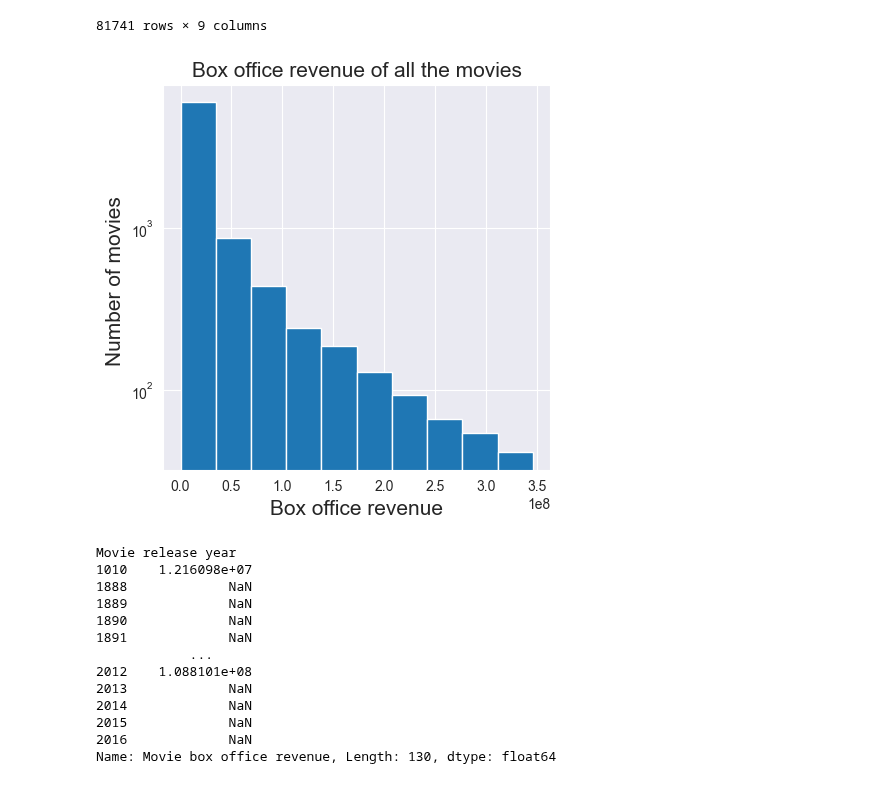
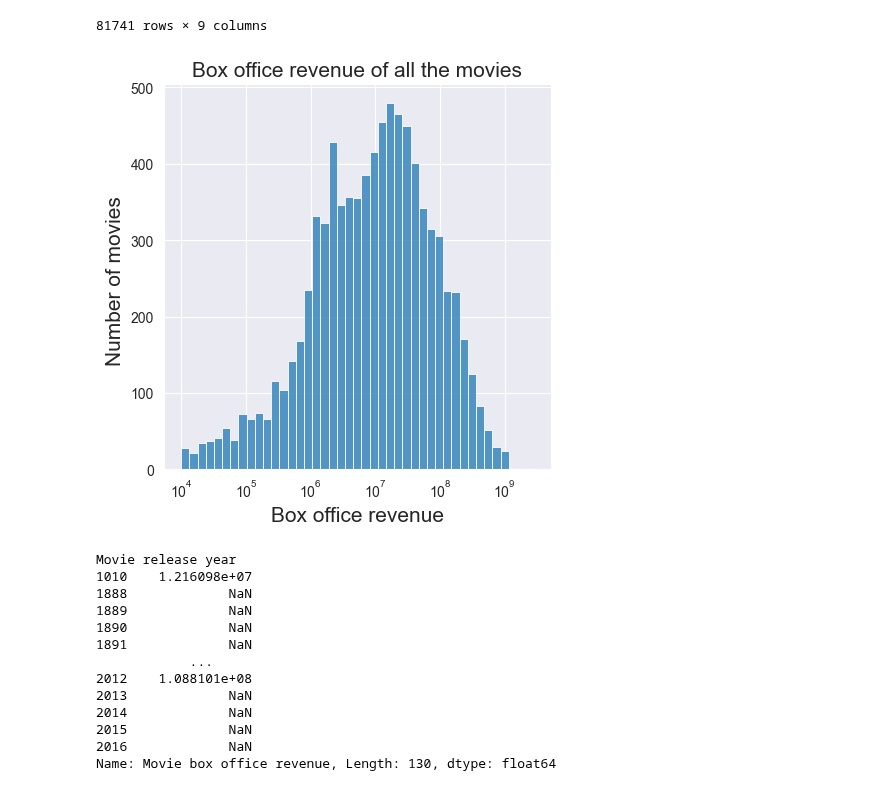
Before and after one commit to epfl-ada/ada-2022-project-pythonistrash, a Jupyter notebook: src/metadata_analysis.ipynb, the cells around one changed output. Cells and saved outputs as stored; diff of their text form; code cells hidden in the pictures.

```diff
--- a/src/metadata_analysis.ipynb
+++ b/src/metadata_analysis.ipynb
@@ -21,19 +27,18 @@ metadata_df_initial
 | 81740 | 12476867 | /m/02w7zz8 | Spliced | 2002 | NaN | ... |
 81741 rows × 9 columns
 # %%
-plt.figure(figsize=(5,5))
+plt.figure(figsize=(5, 5))
 plt.xlabel('Box office revenue', fontsize = 15)
 plt.ylabel('Number of movies ', fontsize=15)
-plt.yscale("log")
 plt.title('Box office revenue of all the movies', fontsize=15)
 revenues = metadata_df_initial['Movie box office revenue']
-threshold = 0.975
-q_hi = revenues.quantile(threshold)
-revenues = revenues[revenues < q_hi]
-plt.hist(revenues)
+#threshold = 0.975
+#q_hi = revenues.quantile(threshold)
+#revenues = revenues[revenues < q_hi]
+sns.histplot(data=revenues, log_scale=True)
 plt.show()
 # %% [output]
-[figure, old version]
+[figure, new version]
 # %%
 metadata_df_initial['Movie release year'] = metadata_df_initial['Movie release date'].astype(str).str[:4]
 metadata_df_initial = metadata_df_initial[metadata_df_initial["Movie release year"].str.contains("nan") == False]
```
Also changed, not shown: parts of 4 cells of this notebook.
